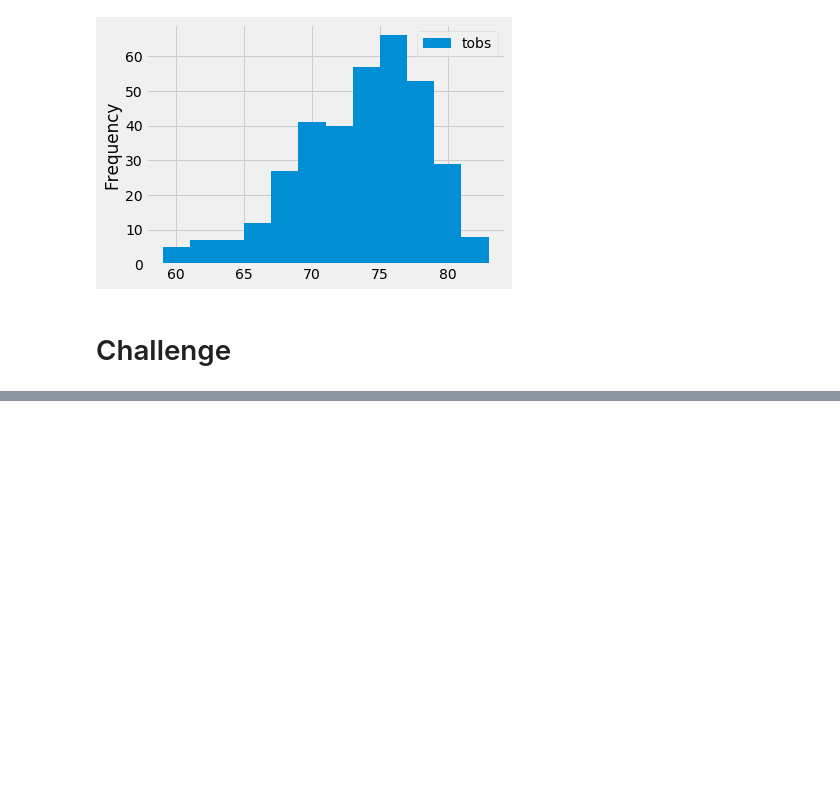
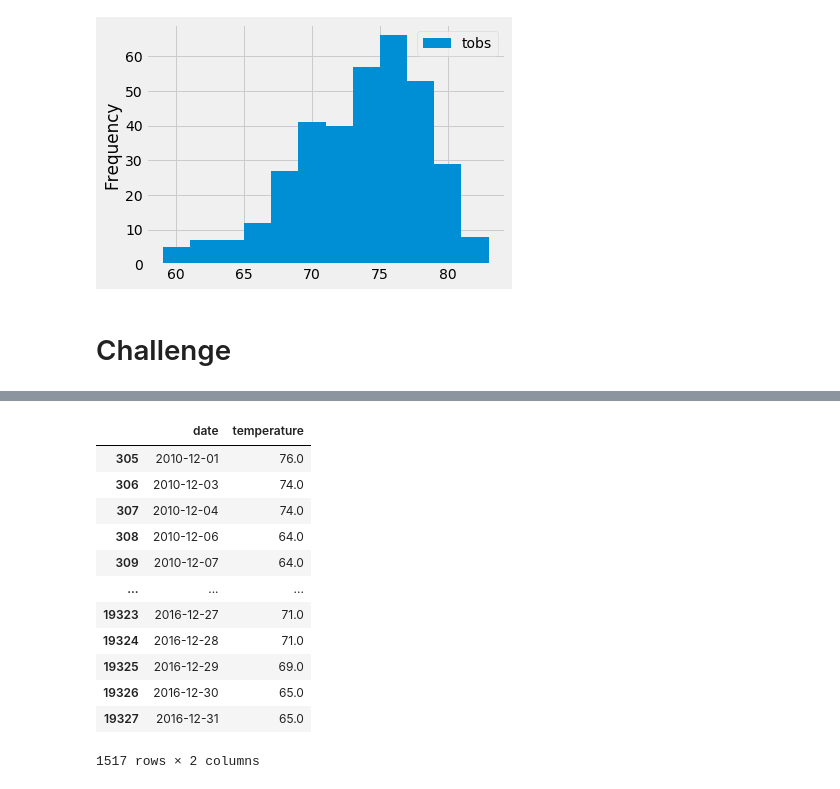
Before and after one commit to cjradomski/surfs_up, a Jupyter notebook: climate_analysis.ipynb, the cells around one changed output, grey strips where cells are left out. Drawn from its saved outputs; the diff is of its cells as text; code cells hidden in the pictures; blank space fills up the shorter version.

```diff
--- a/climate_analysis.ipynb
+++ b/climate_analysis.ipynb
@@ -129,0 +177,18 @@ plt.tight_layout()
+# %%
+# Filter out data not in the month of DECEMBER
+df_temp_dec = df_temp[df_temp.date.dt.month == 12]
+df_temp_dec
+# %% [output]
+|  | date | temperature |
+| 305 | 2010-12-01 | 76.0 |
+| 306 | 2010-12-03 | 74.0 |
+| 307 | 2010-12-04 | 74.0 |
+| 308 | 2010-12-06 | 64.0 |
+| 309 | 2010-12-07 | 64.0 |
+| ... | ... | ... |
+| 19323 | 2016-12-27 | 71.0 |
+| 19324 | 2016-12-28 | 71.0 |
+| 19325 | 2016-12-29 | 69.0 |
+| 19326 | 2016-12-30 | 65.0 |
+| 19327 | 2016-12-31 | 65.0 |
+1517 rows × 2 columns
```
Also changed, not shown: parts of 3 cells of this notebook.
